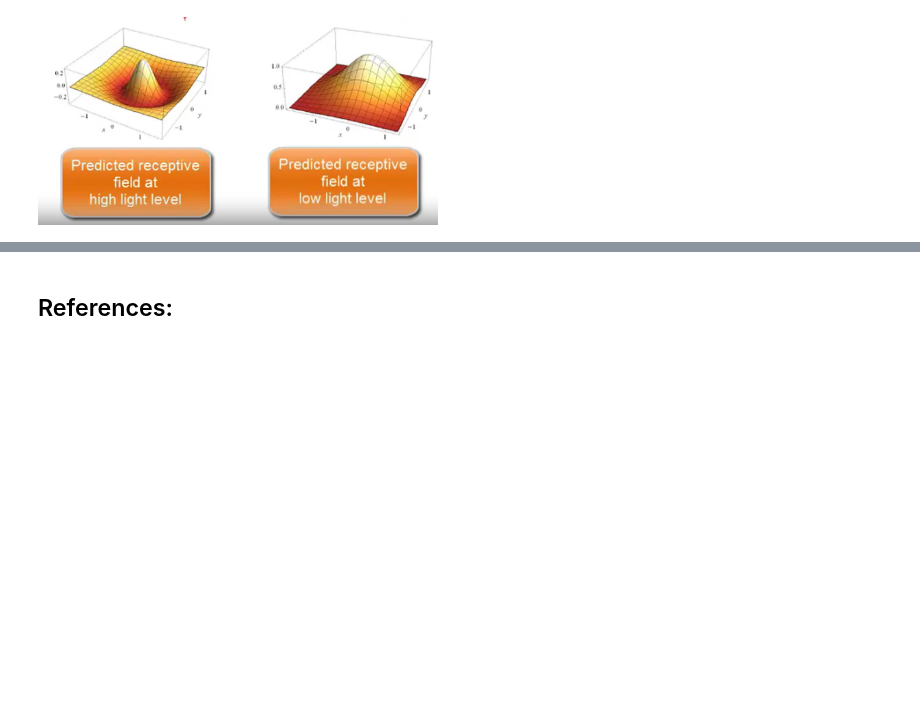
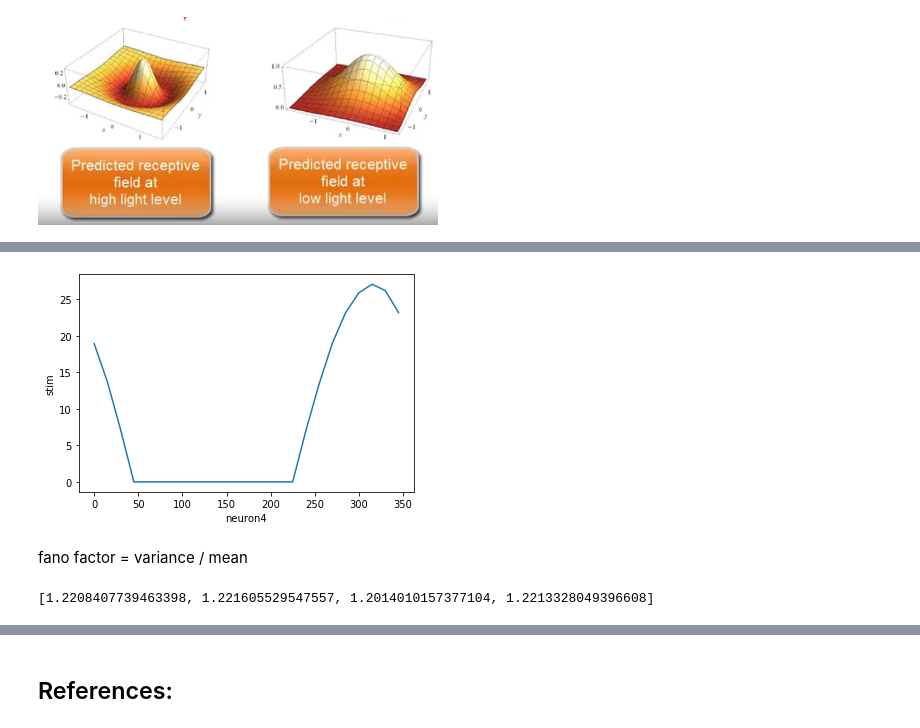
Before and after one commit to mhmdrdwn/com-neuro, a Jupyter notebook: week4.ipynb, the cells around one changed output, grey strips where cells are left out. Drawn from its saved outputs; the diff is of its cells as text; code cells hidden in the pictures; blank space fills up the shorter version.

```diff
--- a/week4.ipynb
+++ b/week4.ipynb
@@ -83,0 +135,9 @@ Image(filename= "dynamic_range_features.png", width=400)
+# %%
+plt.xlabel('neuron4')
+plt.ylabel('stim')
+plt.plot(stim, neuron4)
+plt.show()
+# %% [output]
+[figure, added]
+# %% [markdown]
+fano factor = variance / mean
@@ -83,0 +153,4 @@ Image(filename= "dynamic_range_features.png", width=400)
+# %%
+fanos
+# %% [output]
+[1.2208407739463398, 1.221605529547557, 1.2014010157377104, 1.2213328049396608]
```
Also changed, not shown: parts of 14 cells of this notebook.
